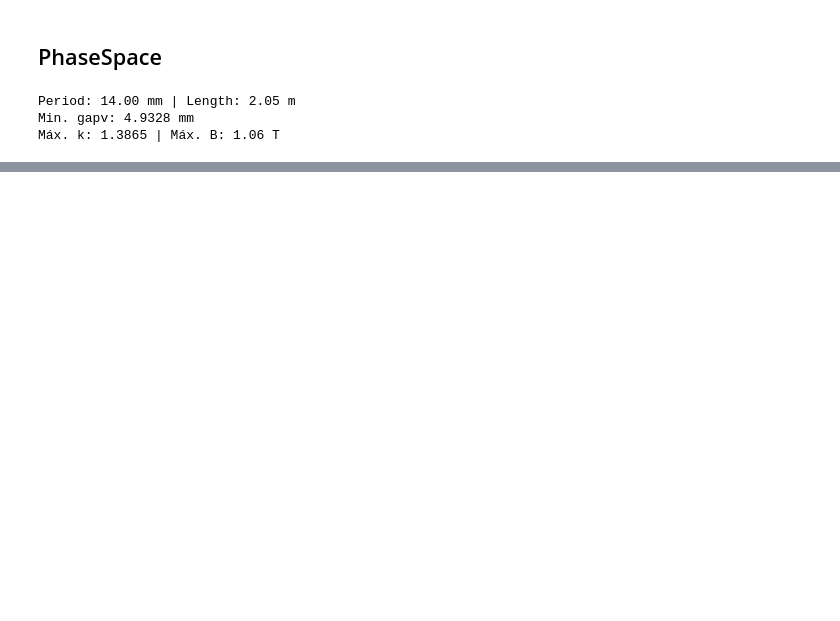
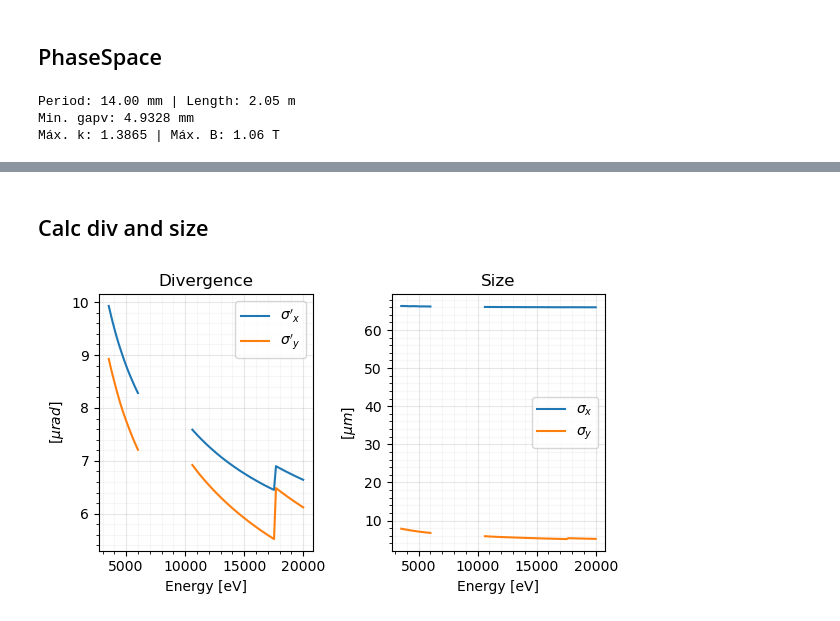
Before and after one commit to lnls-ids/spectrainterface, a Jupyter notebook: spectrainterface/tutorial_spectra_interface.ipynb, the cells around one changed output, grey strips where cells are left out. Drawn from its saved outputs; the diff is of its cells as text; code cells hidden in the pictures; blank space fills up the shorter version.

Commit message:
add div and size function tutorial

```diff
--- a/spectrainterface/tutorial_spectra_interface.ipynb
+++ b/spectrainterface/tutorial_spectra_interface.ipynb
@@ -753,0 +752,2 @@ plt.show()
+# %% [markdown]
+## Calc div and size
@@ -753,0 +777,27 @@ plt.show()
+# %%
+fig, ax = plt.subplots(nrows=1, ncols=2, figsize=(6,3.5))
+
+ax[0].set_title('Divergence')
+ax[0].plot(energies, div_size_horizontal[:,0]*1e3, label=r"$\sigma'_x$")
+ax[0].plot(energies, div_size_vertical[:, 0]*1e3, label=r"$\sigma'_y$")
+ax[0].set_xlabel('Energy [eV]')
+ax[0].set_ylabel(r'$[\mu rad]$')
+ax[0].grid(which='major', alpha=0.3)
+ax[0].grid(which='minor', alpha=0.1)
+ax[0].legend()
+ax[0].minorticks_on()
+
+ax[1].set_title('Size')
+ax[1].plot(energies, div_size_horizontal[:,1]*1e3, label=r"$\sigma_x$")
+ax[1].plot(energies, div_size_vertical[:, 1]*1e3, label=r"$\sigma_y$")
+ax[1].set_xlabel('Energy [eV]')
+ax[1].set_ylabel(r'$[\mu m]$')
+ax[1].grid(which='major', alpha=0.3)
+ax[1].grid(which='minor', alpha=0.1)
+ax[1].legend()
+ax[1].minorticks_on()
+
+plt.tight_layout()
+plt.show()
+# %% [output]
+[figure, added]
```
Also changed, not shown: parts of 6 cells of this notebook.
